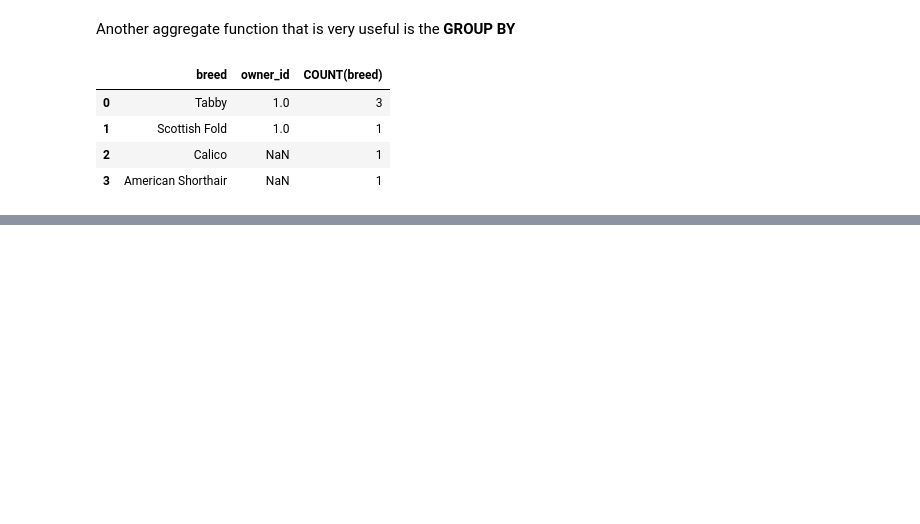
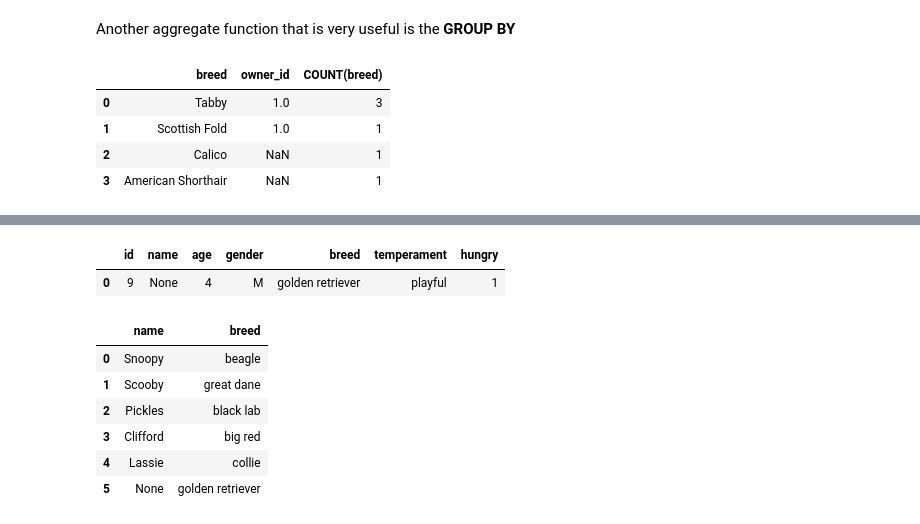
Before and after one commit to JaHerbas/Introduction_to_SQL, a Jupyter notebook: Filtering_and_Ordering_in_SQL.ipynb, the cells around one changed output, grey strips where cells are left out. Saved outputs shown, nothing was run; the diff lists cells and outputs as text; code cells hidden in the pictures; blank space fills up the shorter version.

```diff
--- a/Filtering_and_Ordering_in_SQL.ipynb
+++ b/Filtering_and_Ordering_in_SQL.ipynb
@@ -112,0 +161,25 @@ df.head()
+# %%
+cur.execute("""SELECT *
+               FROM dogs
+               WHERE name IS null;""")
+df = pd.DataFrame(cur.fetchall())
+df.columns = [x[0] for x in cur.description]
+df.head(10)
+# %% [output]
+|  | id | name | age | gender | breed | temperament | hungry |
+| 0 | 9 | None | 4 | M | golden retriever | playful | 1 |
+# %%
+cur.execute("""SELECT name, breed
+               FROM dogs
+               WHERE hungry == 1;""")
+df = pd.DataFrame(cur.fetchall())
+df.columns = [x[0] for x in cur.description]
+df.head(10)
+# %% [output]
+|  | name | breed |
+| 0 | Snoopy | beagle |
+| 1 | Scooby | great dane |
+| 2 | Pickles | black lab |
+| 3 | Clifford | big red |
+| 4 | Lassie | collie |
+| 5 | None | golden retriever |
```
Also changed, not shown: parts of 9 cells of this notebook.
